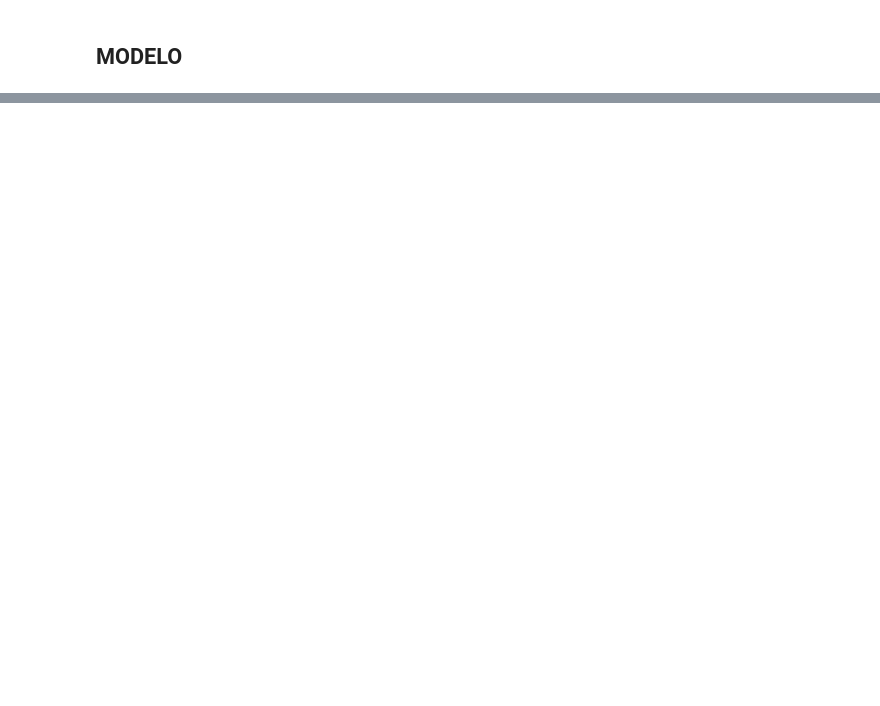
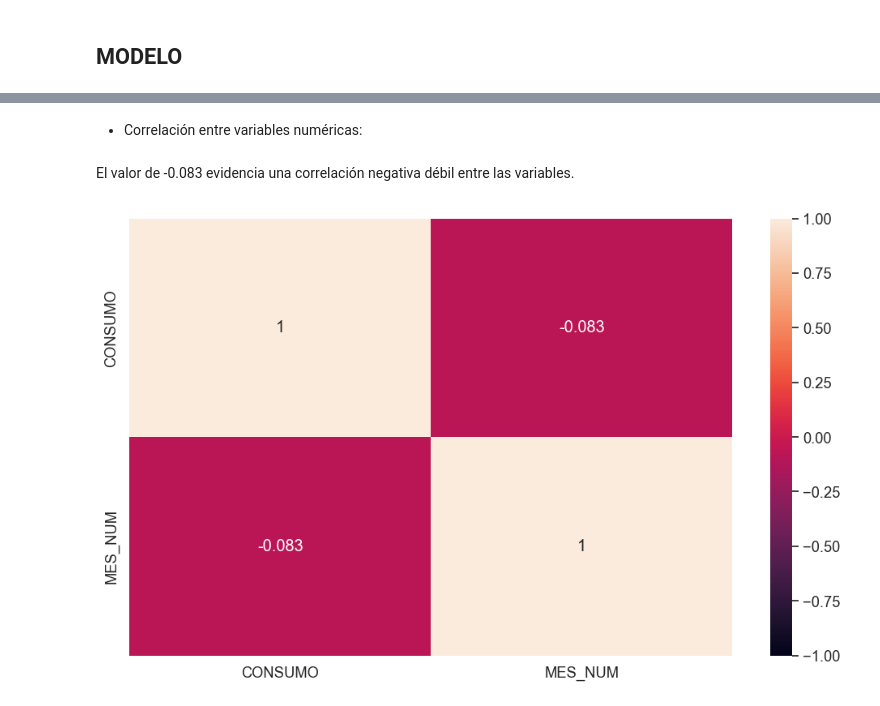
Before and after one commit to vanebertel/PRUEBA_GASES, a Jupyter notebook: _sources/notebooks.ipynb, the cells around one changed output, grey strips where cells are left out. Saved outputs shown, nothing was run; the diff lists cells and outputs as text; code cells hidden in the pictures; blank space fills up the shorter version.

```diff
--- a/_sources/notebooks.ipynb
+++ b/_sources/notebooks.ipynb
@@ -766,0 +782,10 @@ DATOS.head()
+# %% [markdown]
+- Correlación entre variables numéricas:
+# %% [markdown]
+El valor de -0.083 evidencia una correlación negativa débil entre las variables.
+# %%
+sns.set(font_scale=1.2)
+plt.figure(figsize=(12, 7))
+sns.heatmap(DATOS.drop(['DEPARTAMENTO', 'CLASIFICACION', 'TIPO CONSUMO','ID CLIENTE'],axis=1).corr(), annot = True, vmin = -1, vmax = 1);
+# %% [output]
+[figure, added]
```
Also changed, not shown: parts of 15 cells of this notebook, 4 other files.
